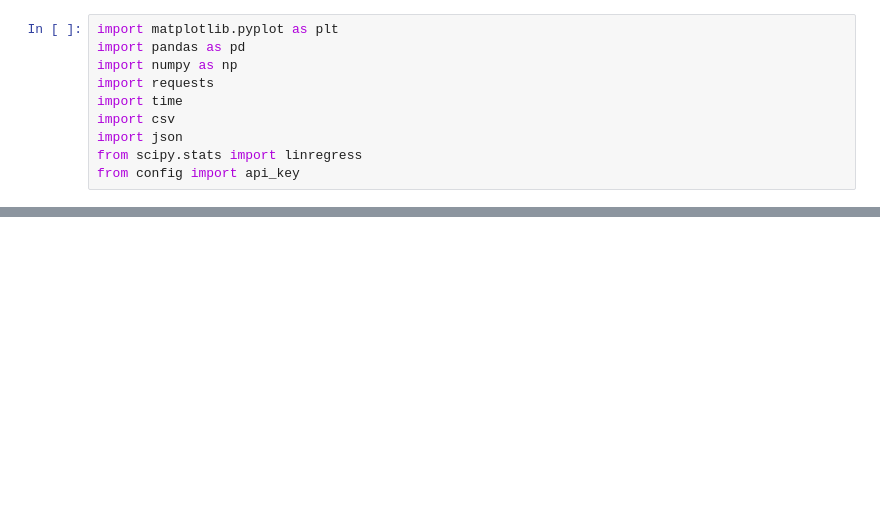
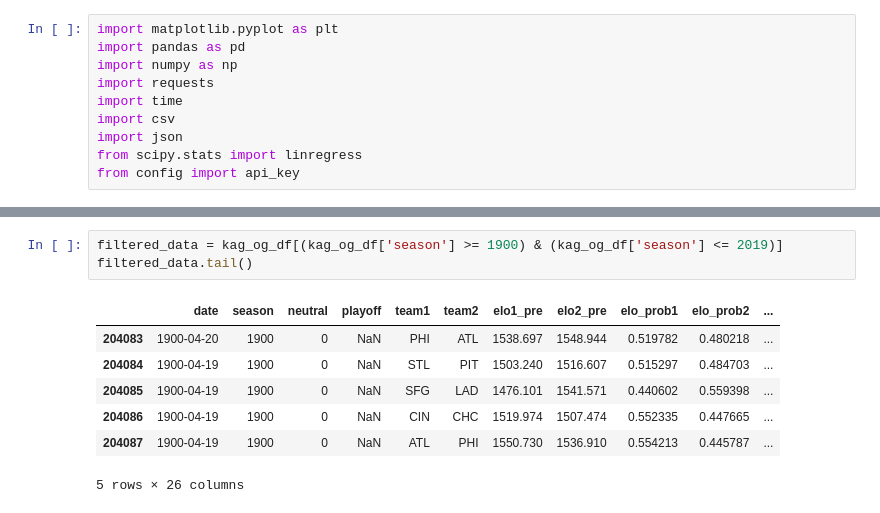
Before and after one commit to johnnycapra/Project_1, a Jupyter notebook: MLB_Analysis.ipynb, the cells around one changed output, grey strips where cells are left out. Saved outputs shown, nothing was run; the diff lists cells and outputs as text; blank space fills up the shorter version.

```diff
--- a/MLB_Analysis.ipynb
+++ b/MLB_Analysis.ipynb
@@ -33,0 +42,11 @@ kag_complete_df
+# %%
+filtered_data = kag_og_df[(kag_og_df['season'] >= 1900) & (kag_og_df['season'] <= 2019)]
+filtered_data.tail()
+# %% [output]
+|  | date | season | neutral | playoff | team1 | team2 | elo1_pre | elo2_pre | elo_prob1 | elo_prob2 | ... |
+| 204083 | 1900-04-20 | 1900 | 0 | NaN | PHI | ATL | 1538.697 | 1548.944 | 0.519782 | 0.480218 | ... |
+| 204084 | 1900-04-19 | 1900 | 0 | NaN | STL | PIT | 1503.240 | 1516.607 | 0.515297 | 0.484703 | ... |
+| 204085 | 1900-04-19 | 1900 | 0 | NaN | SFG | LAD | 1476.101 | 1541.571 | 0.440602 | 0.559398 | ... |
+| 204086 | 1900-04-19 | 1900 | 0 | NaN | CIN | CHC | 1519.974 | 1507.474 | 0.552335 | 0.447665 | ... |
+| 204087 | 1900-04-19 | 1900 | 0 | NaN | ATL | PHI | 1550.730 | 1536.910 | 0.554213 | 0.445787 | ... |
+5 rows × 26 columns
```
Also changed, not shown: parts of 8 cells of this notebook, 12 other files.
